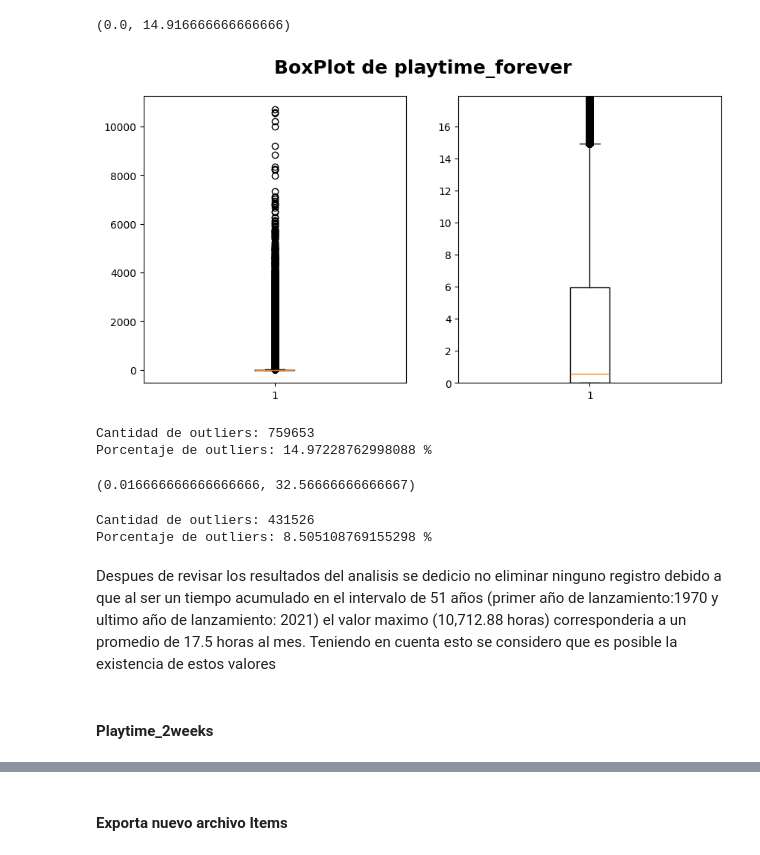
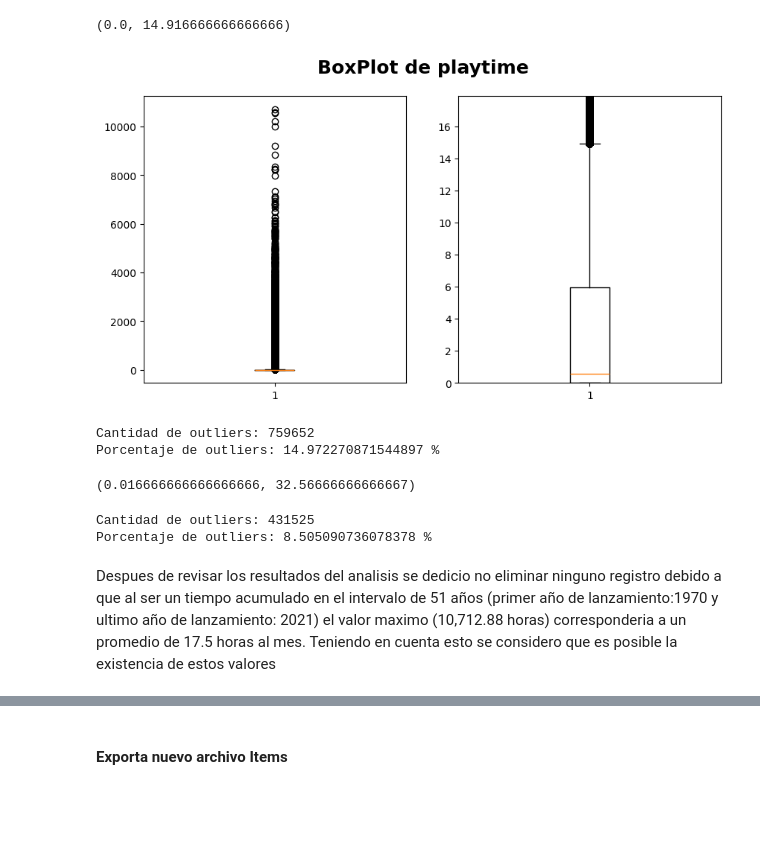
Before and after one commit to carocardenas0699/PI-1-Machine-Learning, a Jupyter notebook: EDA.ipynb, the cells around one changed output, grey strips where cells are left out. Saved outputs shown, nothing was run; the diff lists cells and outputs as text; code cells hidden in the pictures; blank space fills up the shorter version.

```diff
--- a/EDA.ipynb
+++ b/EDA.ipynb
@@ -621,5 +619,5 @@ dup_all
 # %%
 #Variable que contiene los menores valores entre el par de duplicados
-d_min=dup_all.loc[dup_all.groupby(['item_name', 'user_id'])['playtime_forever'].idxmin()]
+d_min=dup_all.loc[dup_all.groupby(['item_name', 'user_id'])['playtime'].idxmin()]
 d_min
 # %% [output]
@@ -762,37 +763,37 @@ plt.show()
 ##### Analisis de BoxPlot
 # %%
 #Calculo de bigotes
-Q3 = float(items['playtime_forever'].quantile(0.75))
-Q1 = float(items['playtime_forever'].quantile(0.25))
+Q3 = float(items['playtime'].quantile(0.75))
+Q1 = float(items['playtime'].quantile(0.25))
 RIC = Q3 - Q1
 
-min_pt_forever = Q1 - 1.5*RIC
-if min_pt_forever < min(items['playtime_forever']):
-    min_pt_forever = min(items['playtime_forever'])
-max_pt_forever = Q3 + 1.5*RIC
-if max_pt_forever > max(items['playtime_forever']):
-    max_pt_forever = max(items['playtime_forever'])
+min_pt = Q1 - 1.5*RIC
+if min_pt < min(items['playtime']):
+    min_pt = min(items['playtime'])
+max_pt = Q3 + 1.5*RIC
+if max_pt > max(items['playtime']):
+    max_pt = max(items['playtime'])
 
-min_pt_forever, max_pt_forever
+min_pt, max_pt
 # %% [output]
 (0.0, 14.916666666666666)
 # %%
 fig, ax = plt.subplots(1, 2,figsize = (10,5))
-fig.suptitle('BoxPlot de playtime_forever',fontsize=18, fontweight='bold')
+fig.suptitle('BoxPlot de playtime',fontsize=18, fontweight='bold')
 
-ax[0].boxplot(items['playtime_forever'].dropna())
+ax[0].boxplot(items['playtime'].dropna())
 
-ax[1].boxplot(items['playtime_forever'].dropna())
-ax[1].set_ylim(min_pt_forever*0.8, max_pt_forever*1.2)
+ax[1].boxplot(items['playtime'].dropna())
+ax[1].set_ylim(min_pt*0.8, max_pt*1.2)
 
 plt.show()
 # %% [output]
-[figure, old version]
+[figure, new version]
 # %%
-print('Cantidad de outliers:', items[items['playtime_forever']>=max_pt_forever].shape[0])
-print('Porcentaje de outliers:',(items[items['playtime_forever']>=max_pt_forever].shape[0]/items.shape[0])*100,'%')
+print('Cantidad de outliers:', items[items['playtime']>=max_pt].shape[0])
+print('Porcentaje de outliers:',(items[items['playtime']>=max_pt].shape[0]/items.shape[0])*100,'%')
 # %% [output]
-Cantidad de outliers: 759653
-Porcentaje de outliers: 14.97228762998088 %
+Cantidad de outliers: 759652
+Porcentaje de outliers: 14.972270871544897 %
 # %%
 #Calculo de bigotes
@@ -811,12 +812,10 @@ min_pt_forever_0, max_pt_forever_0
 # %% [output]
 (0.016666666666666666, 32.56666666666667)
 # %%
-print('Cantidad de outliers:', pt_forever_sin0[pt_forever_sin0>=max_pt_forever_0].shape[0])
-print('Porcentaje de outliers:',(pt_forever_sin0[pt_forever_sin0>=max_pt_forever_0].shape[0]/items.shape[0])*100,'%')
+print('Cantidad de outliers:', pt_sin0[pt_sin0>=max_pt_0].shape[0])
+print('Porcentaje de outliers:',(pt_sin0[pt_sin0>=max_pt_0].shape[0]/items.shape[0])*100,'%')
 # %% [output]
-Cantidad de outliers: 431526
-Porcentaje de outliers: 8.505108769155298 %
+Cantidad de outliers: 431525
+Porcentaje de outliers: 8.505090736078378 %
 # %% [markdown]
 Despues de revisar los resultados del analisis se dedicio no eliminar ninguno registro debido a que al ser un tiempo acumulado en el intervalo de 51 años (primer año de lanzamiento:1970 y ultimo año de lanzamiento: 2021) el valor maximo (10,712.88 horas) corresponderia a un promedio de 17.5 horas al mes. Teniendo en cuenta esto se considero que es posible la existencia de estos valores
-# %% [markdown]
-#### Playtime_2weeks
```
Also changed, not shown: parts of 22 cells of this notebook, 5 other files.
